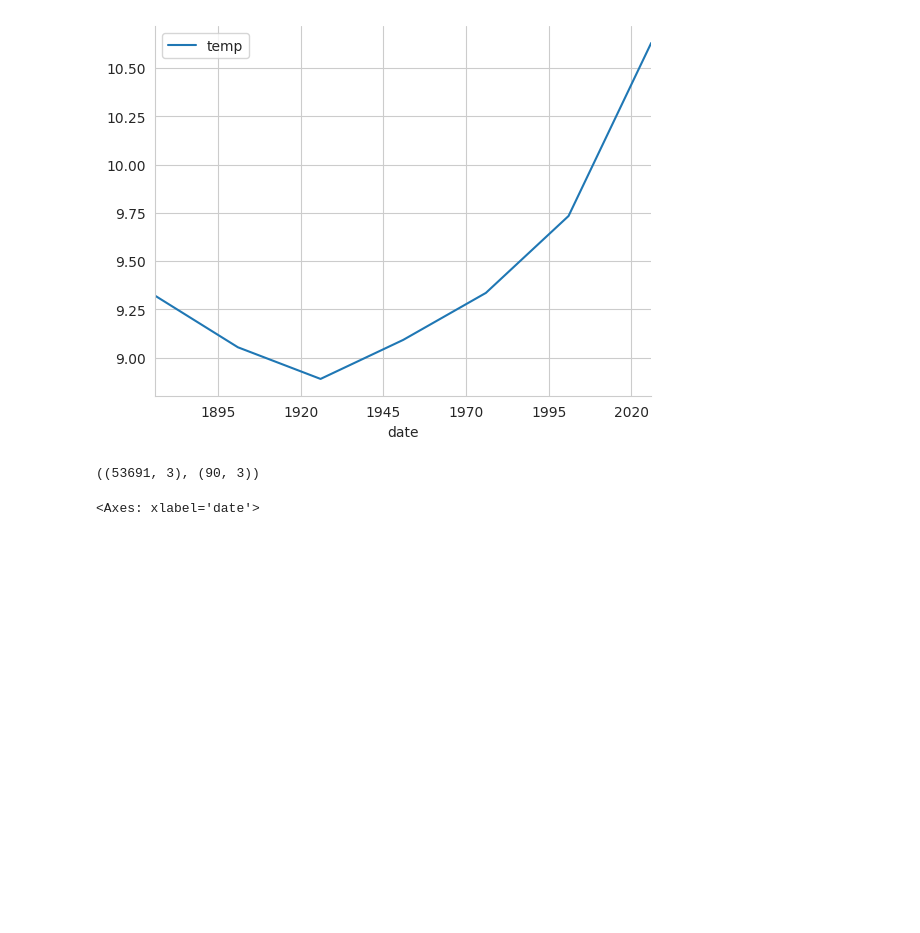
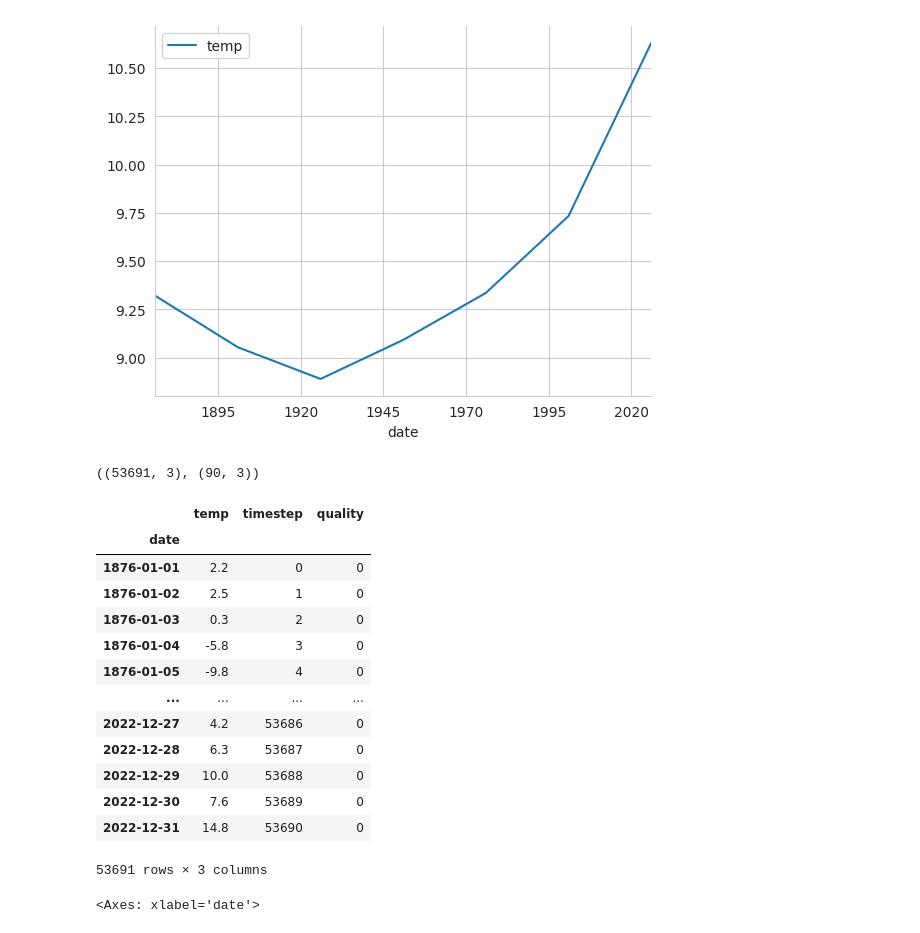
Before and after one commit to Berkay-Bozkurt/Berlin_Weather_Forcast-Time_Series_Analysis, a Jupyter notebook: time_series_analysis.ipynb, the cells around one changed output. Drawn from its saved outputs; the diff is of its cells as text; code cells hidden in the pictures; blank space fills up the shorter version.

```diff
--- a/time_series_analysis.ipynb
+++ b/time_series_analysis.ipynb
@@ -171,6 +152,23 @@ test = clean_df['2023-01-01':]
 train.shape, test.shape
 # %% [output]
 ((53691, 3), (90, 3))
+# %%
+train
+# %% [output]
+|  | temp | timestep | quality |
+| date |  |  |  |
+| 1876-01-01 | 2.2 | 0 | 0 |
+| 1876-01-02 | 2.5 | 1 | 0 |
+| 1876-01-03 | 0.3 | 2 | 0 |
+| 1876-01-04 | -5.8 | 3 | 0 |
+| 1876-01-05 | -9.8 | 4 | 0 |
+| ... | ... | ... | ... |
+| 2022-12-27 | 4.2 | 53686 | 0 |
+| 2022-12-28 | 6.3 | 53687 | 0 |
+| 2022-12-29 | 10.0 | 53688 | 0 |
+| 2022-12-30 | 7.6 | 53689 | 0 |
+| 2022-12-31 | 14.8 | 53690 | 0 |
+53691 rows × 3 columns
 # %%
 train['denoised'] = savgol_filter(np.array(train['temp']), 99, 3, mode='nearest')
 train['noise'] = train['temp'] - train['denoised']
```
Also changed, not shown: parts of 23 cells of this notebook.
